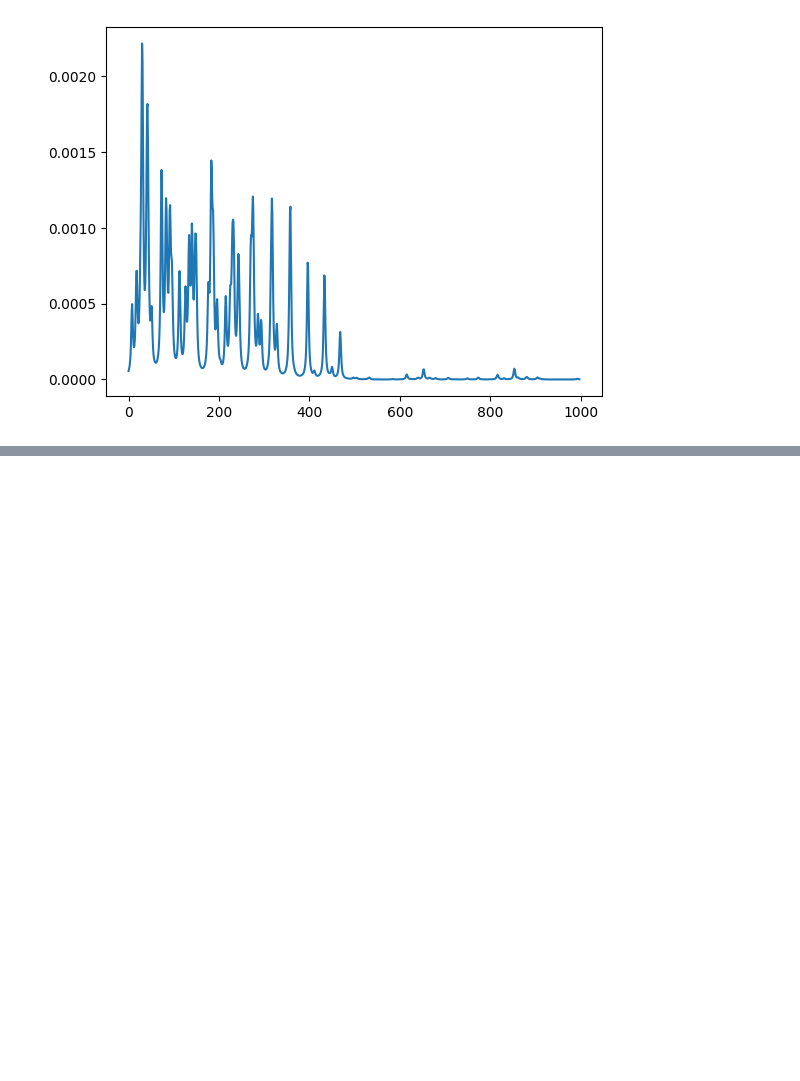
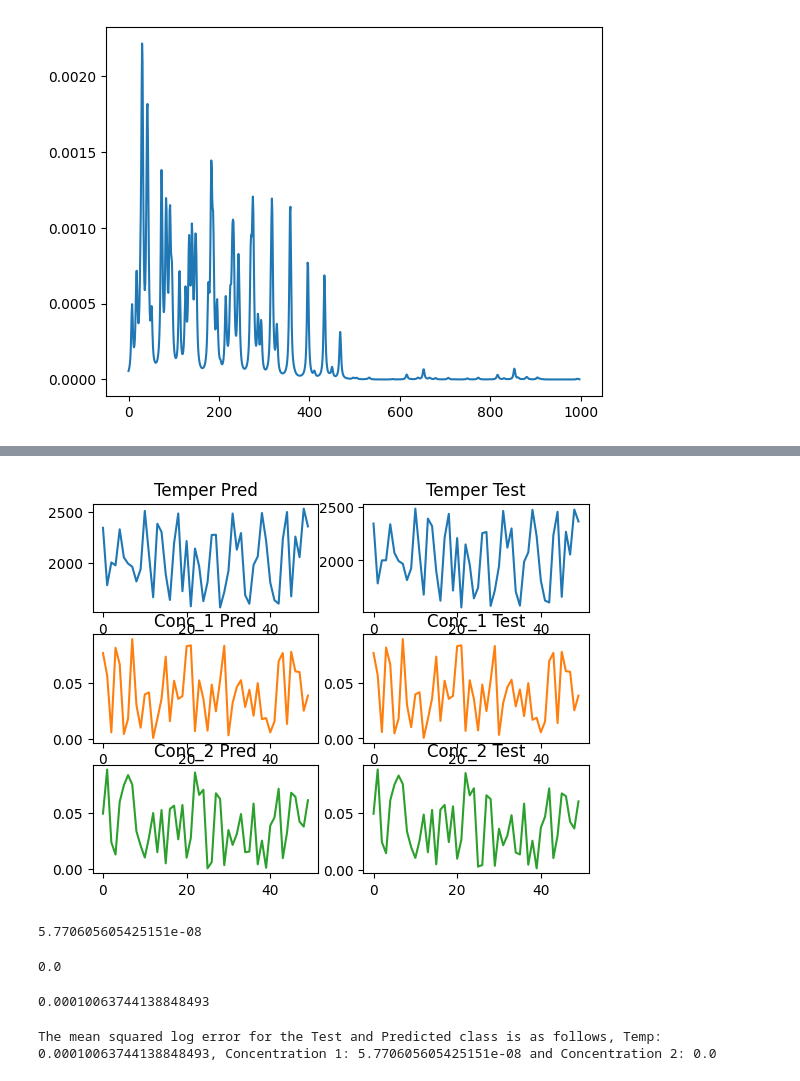
Before and after one commit to CaffineAddic/Flame_dianostics-temperature_profile_estimation_using_ML, a Jupyter notebook: Python Code/Wang_et_al_reproduction.ipynb, the cells around one changed output, grey strips where cells are left out. Drawn from its saved outputs; the diff is of its cells as text; code cells hidden in the pictures; blank space fills up the shorter version.

```diff
--- a/Python Code/Wang_et_al_reproduction.ipynb
+++ b/Python Code/Wang_et_al_reproduction.ipynb
@@ -153,3 +205,21 @@ noise_dict = {'output_index':newX[:,-1].astype(int)}
 ys,var=m.predict(newX,Y_metadata=noise_dict)
 
 Conc_2_test_=scalerX_2.inverse_transform(ys)
+# %%
+figure, axis = plt.subplots(3, 2)
+
+axis[0][0].plot(Temper_test_)
+axis[0][0].set_title('Temper Pred')
+axis[1][0].plot(Conc_1_test_, 'tab:orange')
+axis[1][0].set_title('Conc_1 Pred')
+axis[2][0].plot(Conc_2_test_, 'tab:green')
+axis[2][0].set_title('Conc_2 Pred')
+axis[0][1].plot(Temper_test)
+axis[0][1].set_title('Temper Test')
+axis[1][1].plot(Conc_1_test, 'tab:orange')
+axis[1][1].set_title('Conc_1 Test')
+axis[2][1].plot(Conc_2_test, 'tab:green')
+axis[2][1].set_title('Conc_2 Test')
+plt.show()
+# %% [output]
+[figure, added]
@@ -155,0 +228,19 @@ Conc_2_test_=scalerX_2.inverse_transform(ys)
+# %%
+conc_1 = metrics.mean_squared_log_error(np.array(Conc_1_test), np.array(Conc_1_test_))
+conc_1
+# %% [output]
+5.770605605425151e-08
+# %%
+conc_2 = metrics.mean_squared_log_error(np.array(Conc_2_test), np.array(Conc_2_test))
+conc_2
+# %% [output]
+0.0
+# %%
+temp = metrics.mean_squared_log_error(Temper_test_, Temper_test)
+temp
+# %% [output]
+0.00010063744138848493
+# %%
+print(f'The mean squared log error for the Test and Predicted class is as follows, Temp: {temp}, Concentration 1: {conc_1} and Concentration 2: {conc_2}')
+# %% [output]
+The mean squared log error for the Test and Predicted class is as follows, Temp: 0.00010063744138848493, Concentration 1: 5.770605605425151e-08 and Concentration 2: 0.0
```
Also changed, not shown: parts of 17 cells of this notebook.
